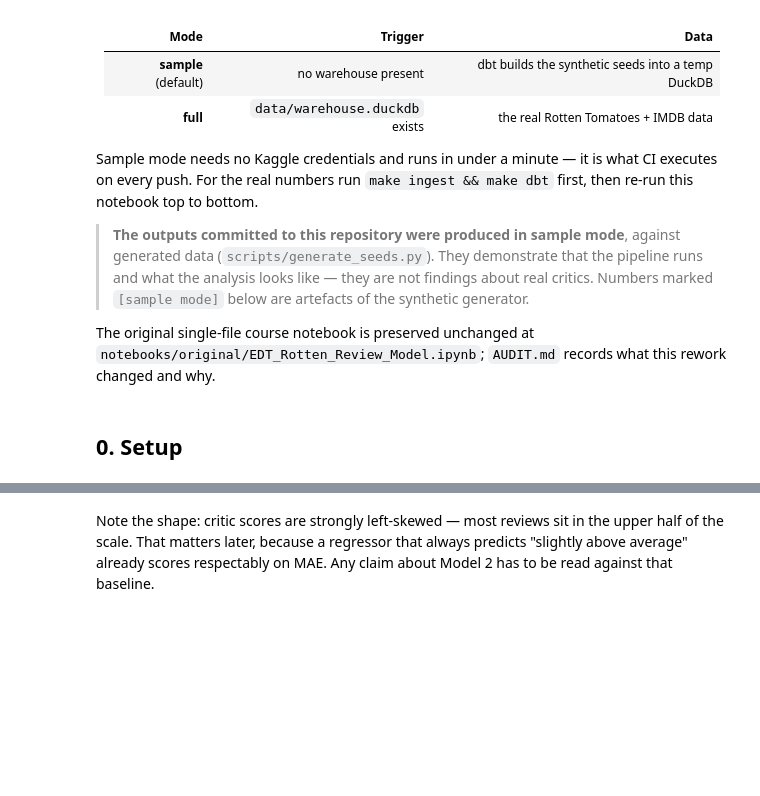
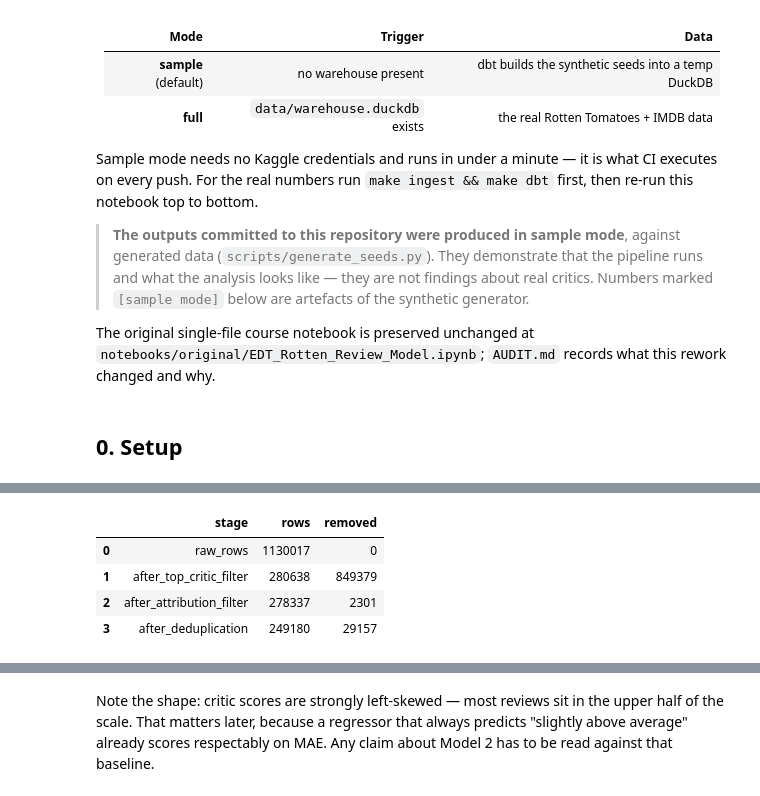
Before and after one commit to PassivelyIronic/rotten-review-pipeline, a Jupyter notebook: notebooks/01_review_integrity_analysis.ipynb, the cells around one changed output, grey strips where cells are left out. Drawn from its saved outputs; the diff is of its cells as text; code cells hidden in the pictures; blank space fills up the shorter version.

Commit message:
Add uv setup and run full review pipeline

```diff
--- a/notebooks/01_review_integrity_analysis.ipynb
+++ b/notebooks/01_review_integrity_analysis.ipynb
@@ -122,3 +129,35 @@ constraint, not a formality.
+# %%
+# how many rows each staging filter removes, in order
+funnel = query("""
+    WITH raw AS (SELECT * FROM {source_table}),
+    top_critics AS (
+        SELECT * FROM raw
+        WHERE top_critic AND review_content IS NOT NULL AND trim(review_content) <> ''
+    ),
+    attributed AS (
+        SELECT * FROM top_critics
+        WHERE critic_name IS NOT NULL AND trim(critic_name) <> ''
+    )
+    SELECT
+        (SELECT count(*) FROM raw)                                   AS raw_rows,
+        (SELECT count(*) FROM top_critics)                           AS after_top_critic_filter,
+        (SELECT count(*) FROM attributed)                            AS after_attribution_filter,
+        (SELECT count(*) FROM stg_rt_reviews)                        AS after_deduplication
+""".format(source_table="sample_rt_reviews" if MODE == "sample" else "raw_rt_reviews"))
+
+stage_names = list(funnel.columns)
+counts = funnel.iloc[0].tolist()
+pd.DataFrame({
+    "stage": stage_names,
+    "rows": counts,
+    "removed": [0] + [counts[i - 1] - counts[i] for i in range(1, len(counts))],
+})
+# %% [output]
+|  | stage | rows | removed |
+| 0 | raw_rows | 1130017 | 0 |
+| 1 | after_top_critic_filter | 280638 | 849379 |
+| 2 | after_attribution_filter | 278337 | 2301 |
+| 3 | after_deduplication | 249180 | 29157 |
 # %%
 parse_stats = query("""
     SELECT
```
Also changed, not shown: parts of 25 cells of this notebook, 16 other files.
